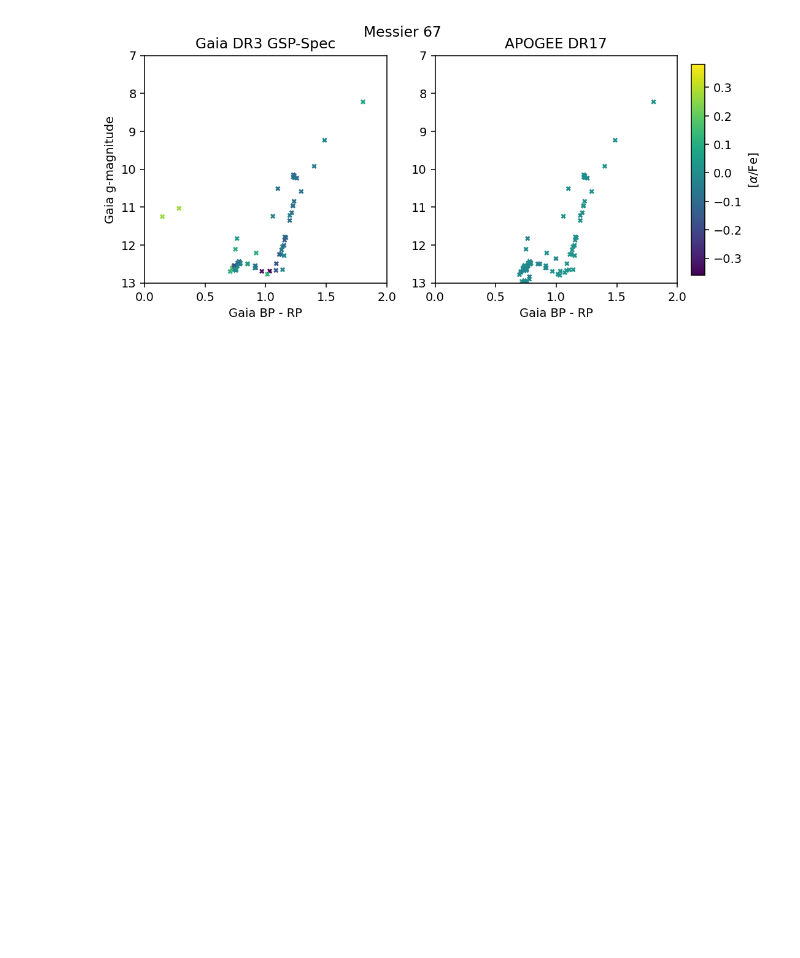
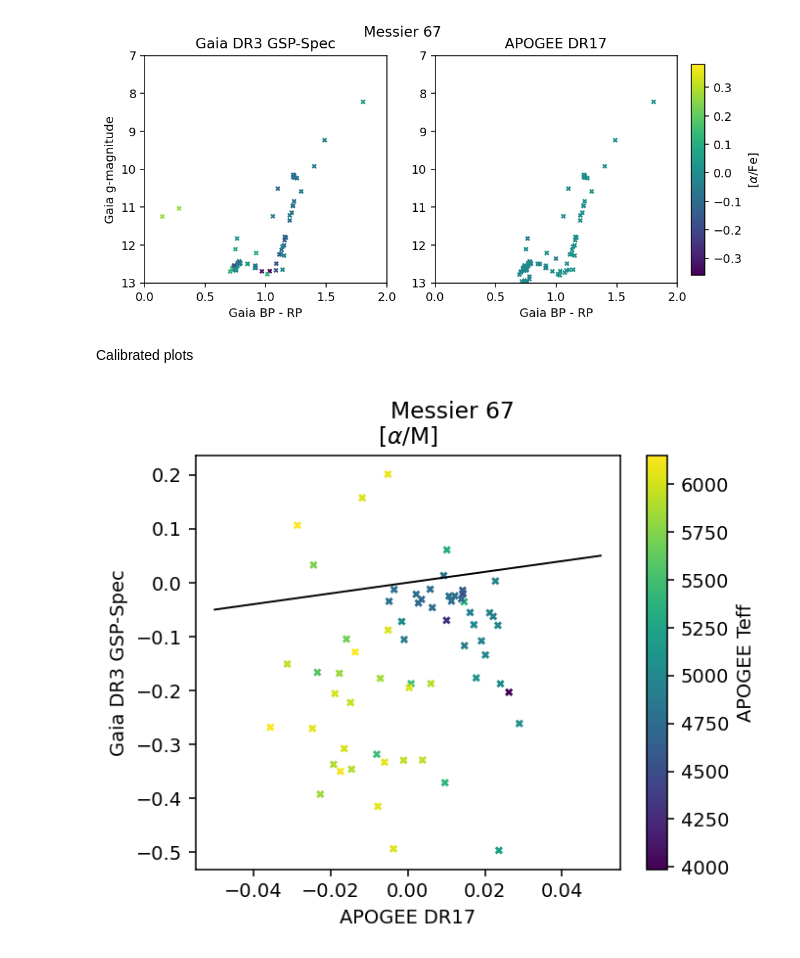
Before and after one commit to lodubay/gaia-sprint, a Jupyter notebook: apogee_alpha_abund.ipynb, the cells around one changed output. Drawn from its saved outputs; the diff is of its cells as text; code cells hidden in the pictures; blank space fills up the shorter version.

```diff
--- a/compare_apogee.ipynb
+++ b/apogee_alpha_abund.ipynb
@@ -580,3 +552,17 @@ fig.suptitle('Messier 67')
 plt.show()
 # %% [output]
 [figure]
+# %% [markdown]
+Calibrated plots
+# %%
+fig, ax = plt.subplots(dpi=140, figsize=(5, 4))
+pc = ax.scatter(M67["ALPHA_M"], M67["alphafe_gspspec_calib"], c=M67["TEFF"], s=10, marker='x')
+fig.colorbar(pc, label="APOGEE Teff")
+ax.plot([-0.05, 0.05], [-0.05, 0.05], c='k', linewidth=1)
+ax.set_xlabel("APOGEE DR17")
+ax.set_ylabel("Gaia DR3 GSP-Spec")
+ax.set_title(r"[$\alpha$/M]")
+fig.suptitle("Messier 67")
+plt.show()
+# %% [output]
+[figure, added]
```
Also changed, not shown: parts of 13 cells of this notebook, 1 other file.
